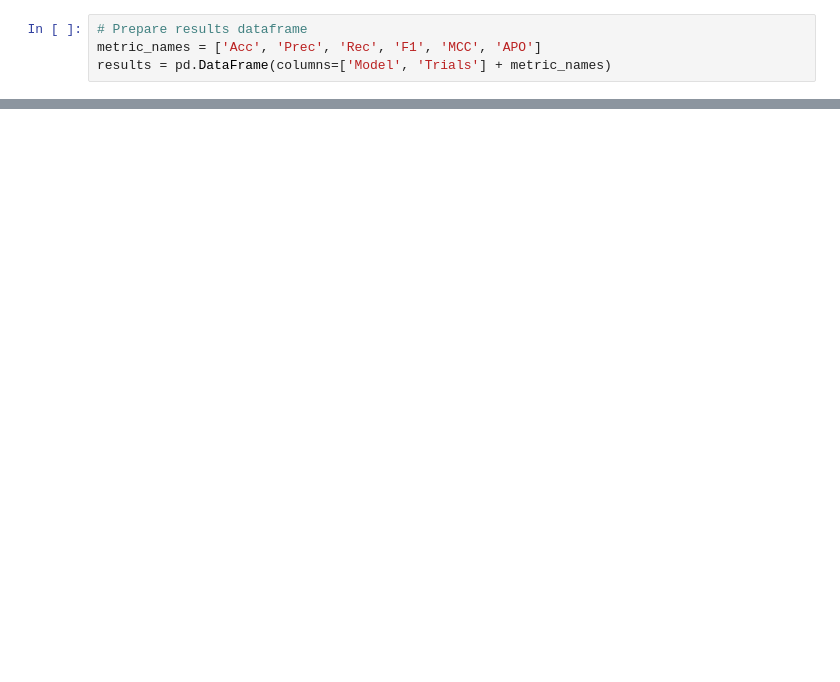
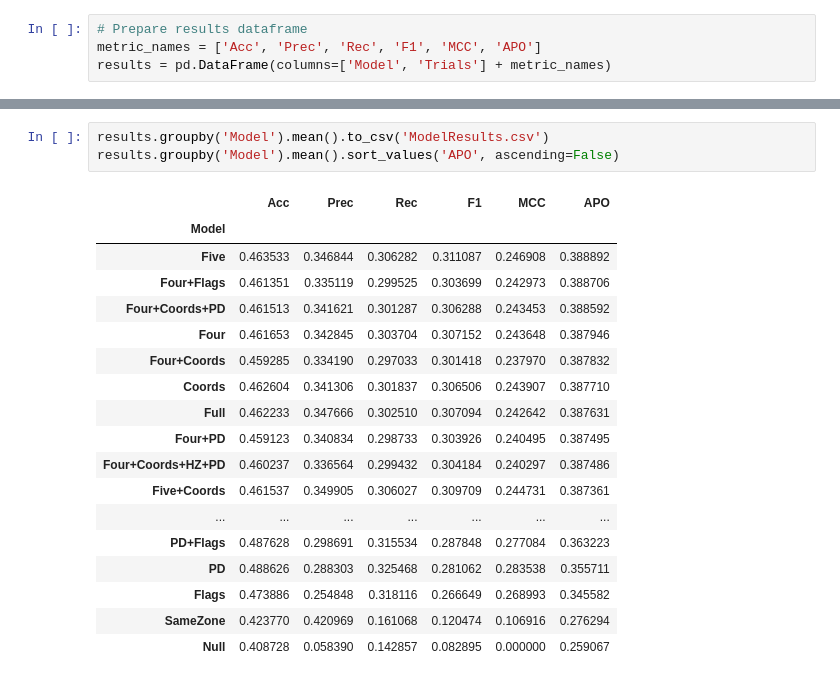
Before and after one commit to gonzaloMS-2000/PORPOS-TMG, a Jupyter notebook: Random_Forest/Distance_Features_2.ipynb, the cells around one changed output, grey strips where cells are left out. Saved outputs shown, nothing was run; the diff lists cells and outputs as text; blank space fills up the shorter version.

```diff
--- a/Random_Forest/Distance_Features_2.ipynb
+++ b/Random_Forest/Distance_Features_2.ipynb
@@ -129,0 +193,22 @@ results
+# %%
+results.groupby('Model').mean().to_csv('ModelResults.csv')
+results.groupby('Model').mean().sort_values('APO', ascending=False)
+# %% [output]
+|  | Acc | Prec | Rec | F1 | MCC | APO |
+| Model |  |  |  |  |  |  |
+| Five | 0.463533 | 0.346844 | 0.306282 | 0.311087 | 0.246908 | 0.388892 |
+| Four+Flags | 0.461351 | 0.335119 | 0.299525 | 0.303699 | 0.242973 | 0.388706 |
+| Four+Coords+PD | 0.461513 | 0.341621 | 0.301287 | 0.306288 | 0.243453 | 0.388592 |
+| Four | 0.461653 | 0.342845 | 0.303704 | 0.307152 | 0.243648 | 0.387946 |
+| Four+Coords | 0.459285 | 0.334190 | 0.297033 | 0.301418 | 0.237970 | 0.387832 |
+| Coords | 0.462604 | 0.341306 | 0.301837 | 0.306506 | 0.243907 | 0.387710 |
+| Full | 0.462233 | 0.347666 | 0.302510 | 0.307094 | 0.242642 | 0.387631 |
+| Four+PD | 0.459123 | 0.340834 | 0.298733 | 0.303926 | 0.240495 | 0.387495 |
+| Four+Coords+HZ+PD | 0.460237 | 0.336564 | 0.299432 | 0.304184 | 0.240297 | 0.387486 |
+| Five+Coords | 0.461537 | 0.349905 | 0.306027 | 0.309709 | 0.244731 | 0.387361 |
+| ... | ... | ... | ... | ... | ... | ... |
+| PD+Flags | 0.487628 | 0.298691 | 0.315534 | 0.287848 | 0.277084 | 0.363223 |
+| PD | 0.488626 | 0.288303 | 0.325468 | 0.281062 | 0.283538 | 0.355711 |
+| Flags | 0.473886 | 0.254848 | 0.318116 | 0.266649 | 0.268993 | 0.345582 |
+| SameZone | 0.423770 | 0.420969 | 0.161068 | 0.120474 | 0.106916 | 0.276294 |
+| Null | 0.408728 | 0.058390 | 0.142857 | 0.082895 | 0.000000 | 0.259067 |
```
Also changed, not shown: parts of 5 cells of this notebook, 5 other files.
